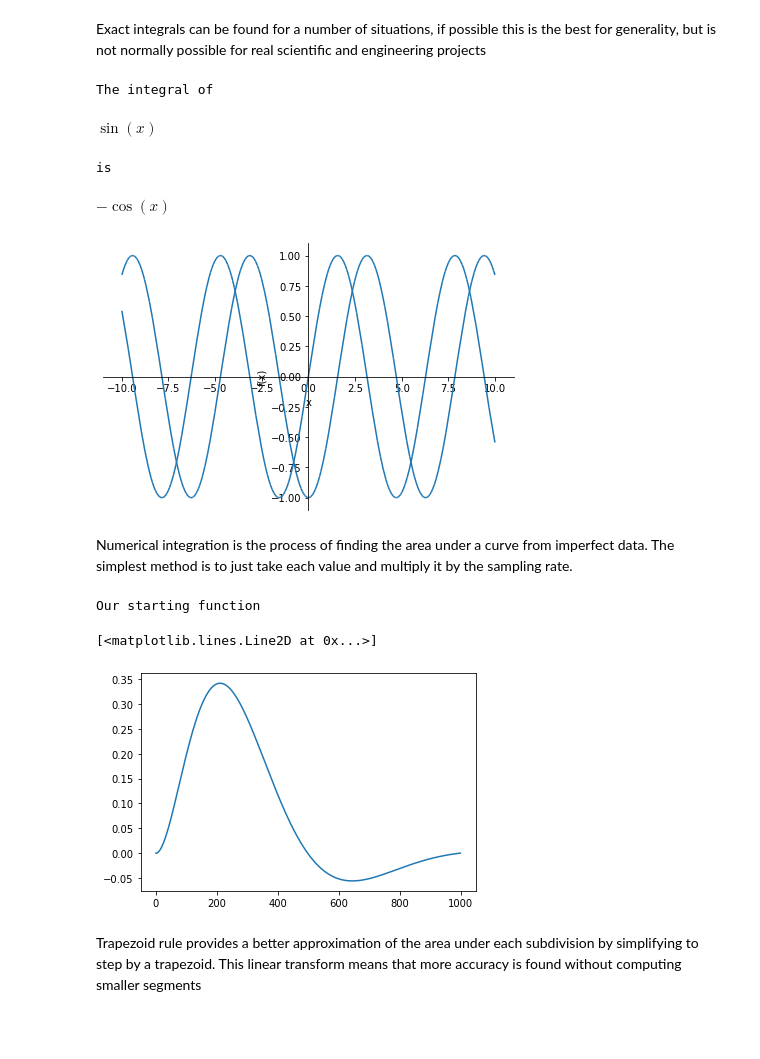
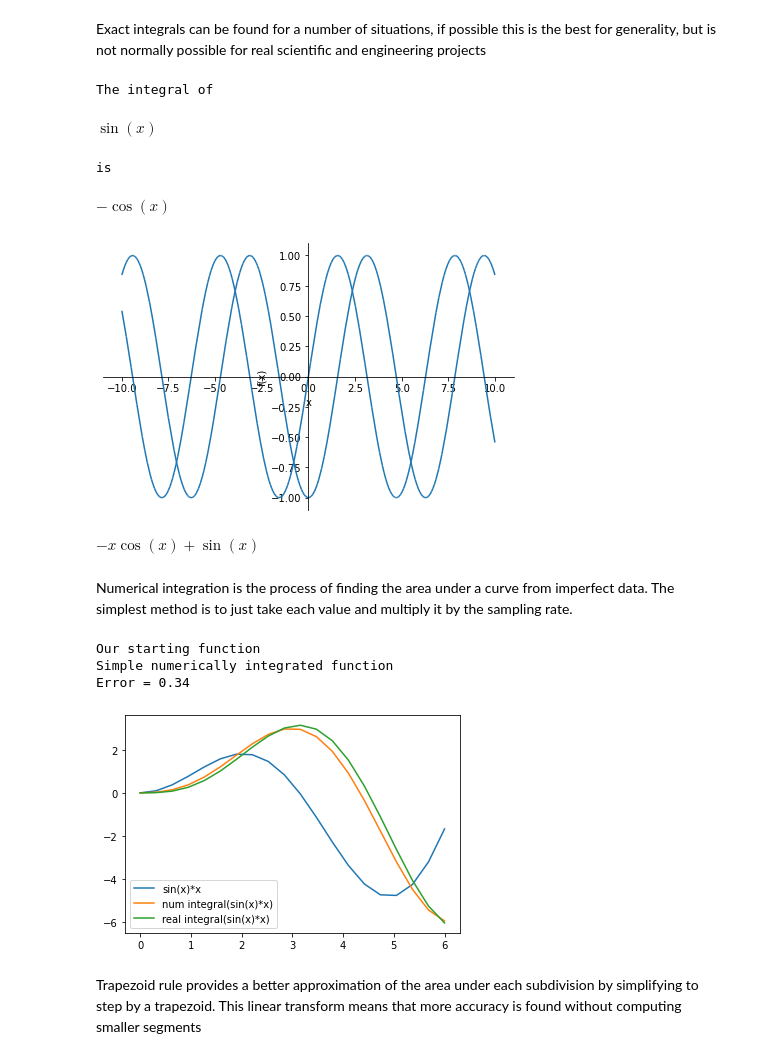
Before and after one commit to drAshcroft/MAT421_Brian, a Jupyter notebook: Module_G_Numerical_Integration_21_1,21_2,21_3.ipynb, the cells around one changed output. Drawn from its saved outputs; the diff is of its cells as text; code cells hidden in the pictures; blank space fills up the shorter version.

```diff
--- a/Module_G_Numerical_Integration_21_1,21_2,21_3.ipynb
+++ b/Module_G_Numerical_Integration_21_1,21_2,21_3.ipynb
@@ -31,23 +31,46 @@ p1 = plot(f, show=False)
 p2 = plot(F, show=False)
 p1.append(p2[0])
 p1.show()
+
+f=sin(x)*x
+F=integrate(f, x)
+display(F)
 # %% [output]
 The integral of
 $\displaystyle \sin{\left(x \right)}$
 is
 $\displaystyle - \cos{\left(x \right)}$
 [figure]
+$\displaystyle - x \cos{\left(x \right)} + \sin{\left(x \right)}$
 # %% [markdown]
 Numerical integration is the process of finding the area under a curve from imperfect data.  The simplest method is to just take each value and multiply it by the sampling rate.
-# %%
-x=np.linspace(0,6.3, 1000)
-f=np.sin(x)*x*np.exp(-1*x)
-
-print('Our starting function')
-plt.plot(f)
-# %% [output]
-Our starting function
-[<matplotlib.lines.Line2D at 0x...>]
-[figure, removed]
+# %%
+dx=.3
+x=np.linspace(0,6, int(6/dx))
+
+f=np.sin(x)*x
+
+print('Our starting function')
+plt.plot(x,f, label='sin(x)*x')
+
+sum=0
+F=np.zeros_like(f)
+for i in range(len(f)):
+  sum+=f[i]*dx
+  F[i]=sum
+
+print('Simple numerically integrated function')
+plt.plot(x,F, label='num integral(sin(x)*x)')
+
+realAnswer =  np.sin(x)-x*np.cos(x)
+plt.plot(x,realAnswer, label='real integral(sin(x)*x)')
+plt.legend()
+
+print('Error = %.2f' % np.mean( (F-realAnswer)**2)**.5)
+# %% [output]
+Our starting function
+Simple numerically integrated function
+Error = 0.34
+[figure, added]
 # %% [markdown]
 Trapezoid rule provides a better approximation of the area under each subdivision by simplifying to step by a trapezoid.  This linear transform means that more accuracy is found without computing smaller segments
```
Also changed, not shown: parts of 3 cells of this notebook.
